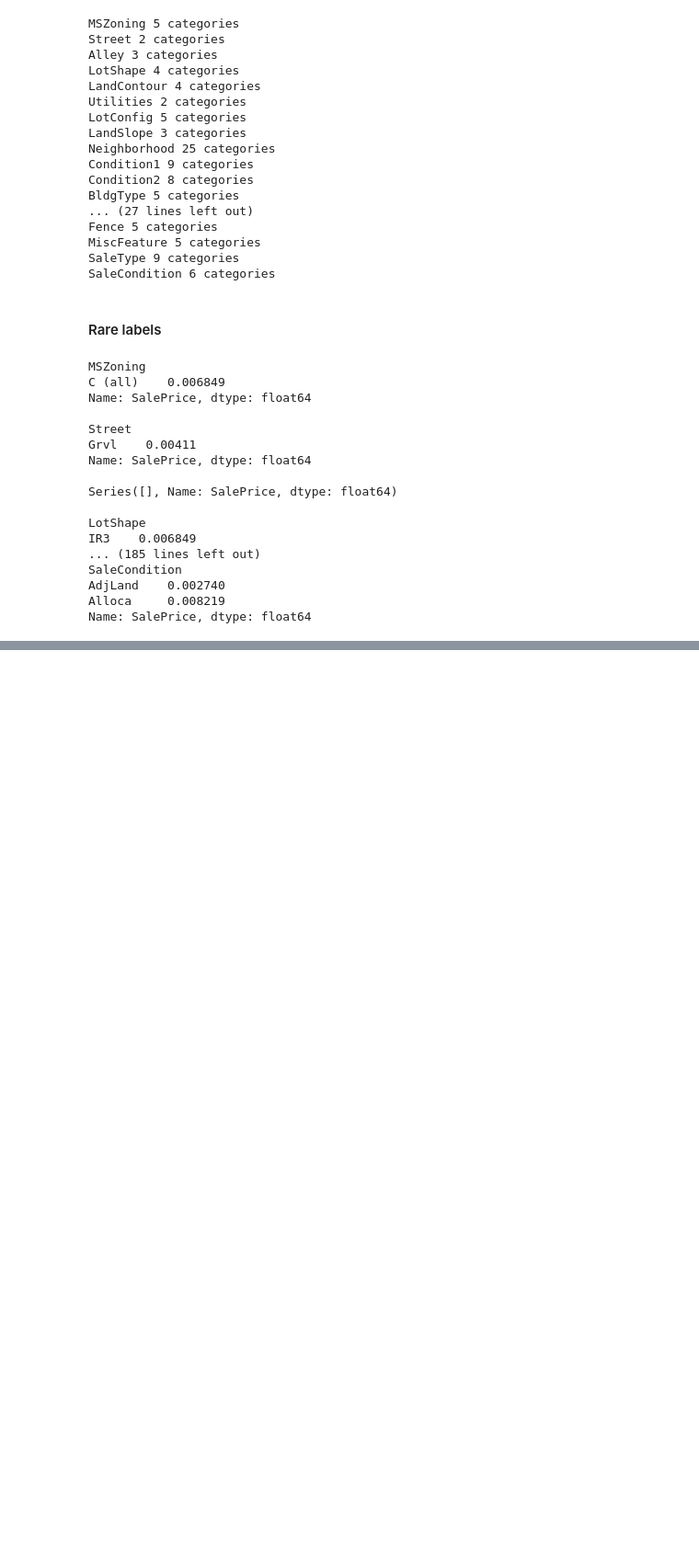
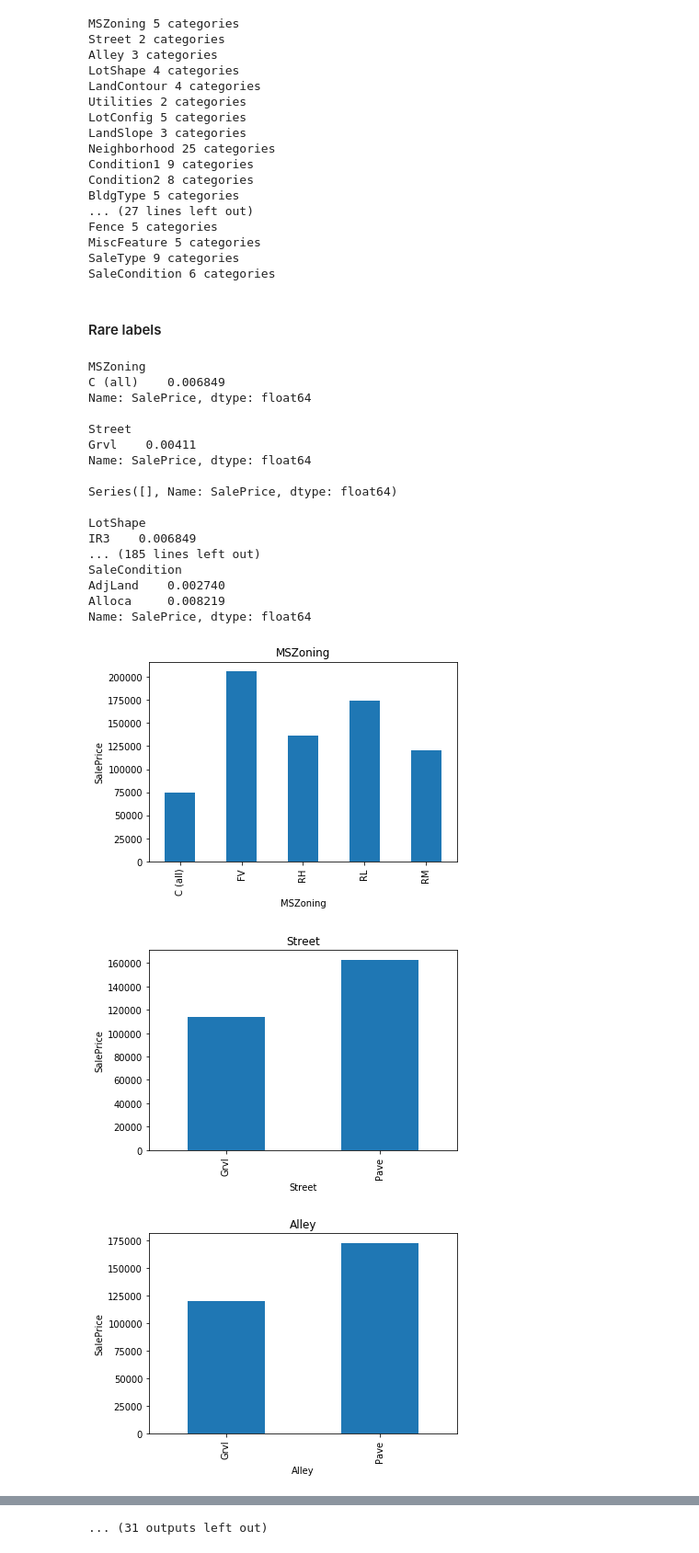
Before and after one commit to Joseorina/deploy_ml_models, a Jupyter notebook: jupyter_notebooks/data_analysis.ipynb, the cells around one changed output, grey strips where cells are left out. Shown at 92% size. Saved outputs shown, nothing was run; the diff lists cells and outputs as text; code cells hidden in the pictures; blank space fills up the shorter version.

```diff
--- a/jupyter_notebooks/data_analysis.ipynb
+++ b/jupyter_notebooks/data_analysis.ipynb
@@ -371,3 +371,10 @@ SaleCondition
 AdjLand    0.002740
 Alloca     0.008219
 Name: SalePrice, dtype: float64
+# %%
+for var in cat_vars:
+    analyze_discrete(data, var)
+# %% [output]
+[figure, added]
+[figure, added]
+[figure, added]
@@ -373,0 +390 @@ Name: SalePrice, dtype: float64
+... (31 outputs left out)
```
Also changed, not shown: parts of 1 cell of this notebook.
